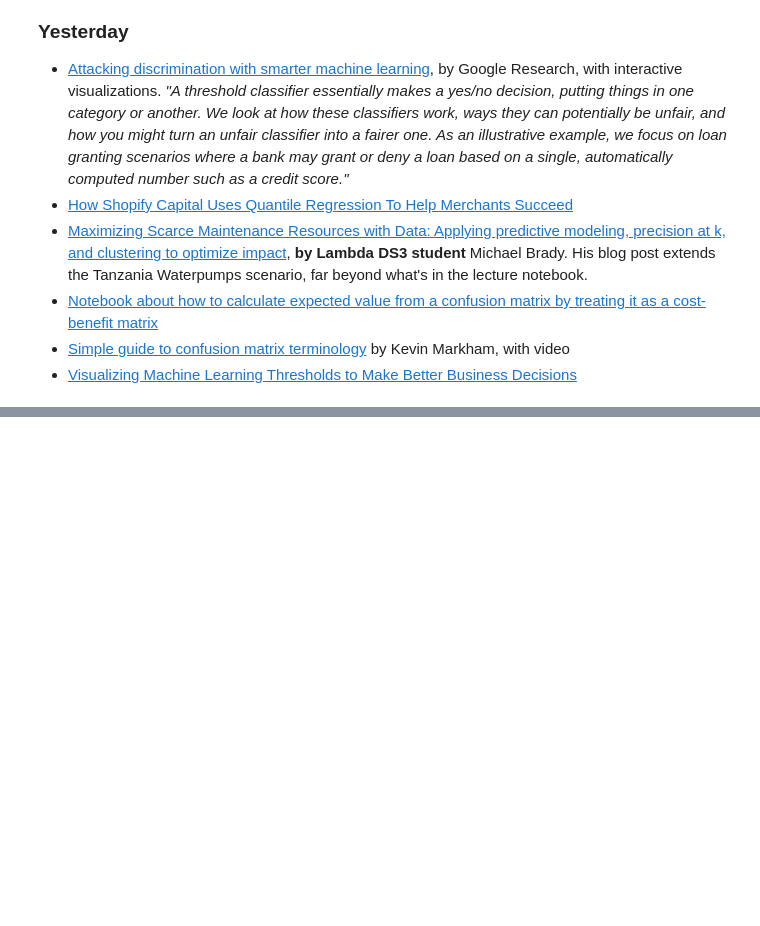
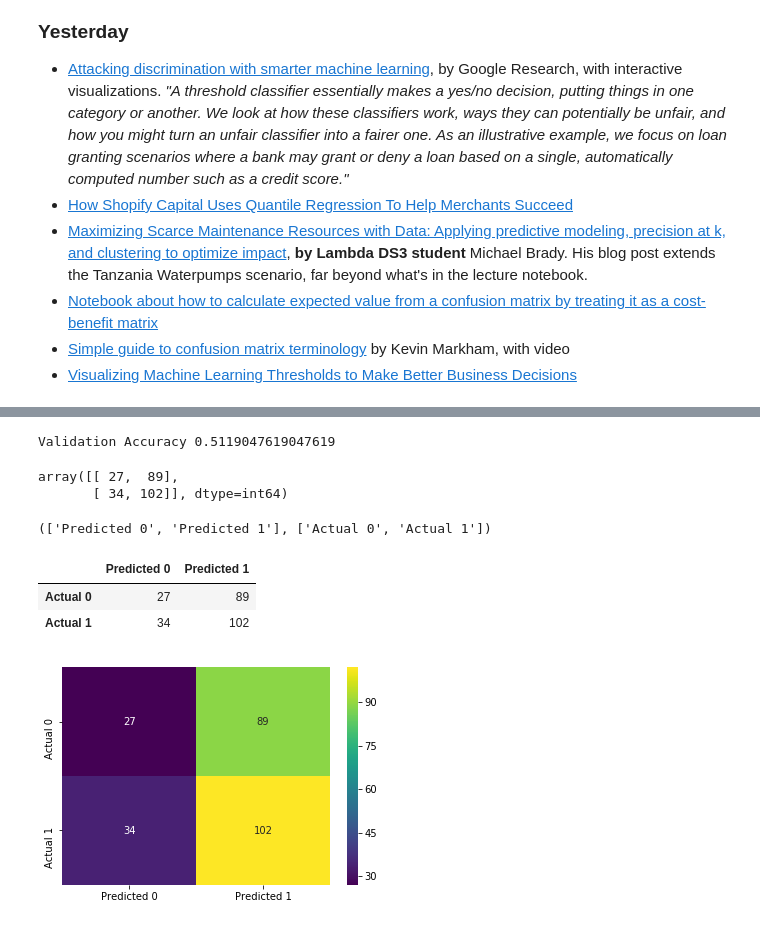
Before and after one commit to SarmenSinanian/DS-Unit-2-Applied-Modeling, a Jupyter notebook: Sarmen_Sinanian_assignment_applied_modeling_2.ipynb, the cells around one changed output, grey strips where cells are left out. Drawn from its saved outputs; the diff is of its cells as text; code cells hidden in the pictures; blank space fills up the shorter version.

```diff
--- a/Sarmen_Sinanian_assignment_applied_modeling_2.ipynb
+++ b/Sarmen_Sinanian_assignment_applied_modeling_2.ipynb
@@ -40,0 +356,57 @@ You need to complete an initial model today, because the rest of the week, we're
+# %%
+pipeline = make_pipeline(
+    RandomForestClassifier(n_estimators=100, random_state=42, n_jobs=-1)
+)
+
+pipeline.fit(X_train, y_train)
+print('Validation Accuracy', pipeline.score(X_val, y_val))
+# %% [output]
+Validation Accuracy 0.5119047619047619
+# %%
+from sklearn.metrics import confusion_matrix
+from sklearn.utils.multiclass import unique_labels
+
+y_pred = pipeline.predict(X_val)
+
+confusion_matrix(y_val, y_pred)
+# %% [output]
+array([[ 27,  89],
+       [ 34, 102]], dtype=int64)
+# %%
+def plot_confusion_matrix(y_true, y_pred):
+    labels = unique_labels(y_true)
+    columns = [f'Predicted {label}' for label in labels]
+    index = [f'Actual {label}' for label in labels]
+    return columns, index
+
+plot_confusion_matrix(y_val, y_pred)
+# %% [output]
+(['Predicted 0', 'Predicted 1'], ['Actual 0', 'Actual 1'])
+# %%
+def plot_confusion_matrix(y_true, y_pred):
+    labels = unique_labels(y_true)
+    columns = [f'Predicted {label}' for label in labels]
+    index = [f'Actual {label}' for label in labels]
+    table = pd.DataFrame(confusion_matrix(y_true, y_pred),
+                         columns=columns, index=index)
+    return table
+
+plot_confusion_matrix(y_val, y_pred)
+# %% [output]
+|  | Predicted 0 | Predicted 1 |
+| Actual 0 | 27 | 89 |
+| Actual 1 | 34 | 102 |
+# %%
+import seaborn as sns
+
+def plot_confusion_matrix(y_true, y_pred):
+    labels = unique_labels(y_true)
+    columns = [f'Predicted {label}' for label in labels]
+    index = [f'Actual {label}' for label in labels]
+    table = pd.DataFrame(confusion_matrix(y_true, y_pred),
+                         columns=columns, index=index)
+    return sns.heatmap(table, annot=True, fmt='d', cmap='viridis')
+
+plot_confusion_matrix(y_val, y_pred);
+# %% [output]
+[figure, added]
```
Also changed, not shown: parts of 79 cells of this notebook.
